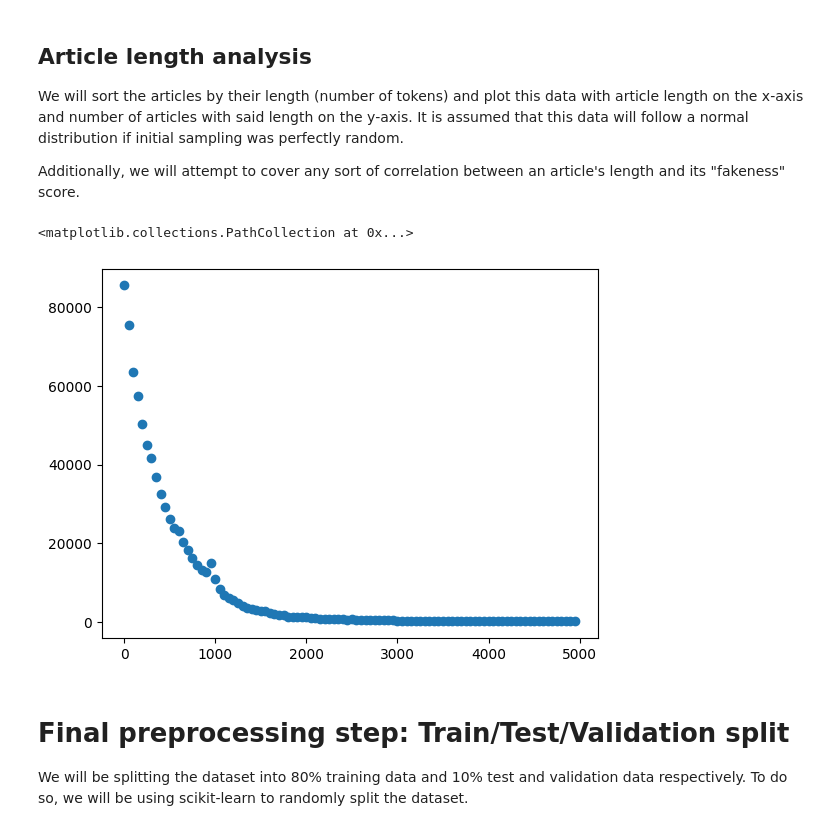
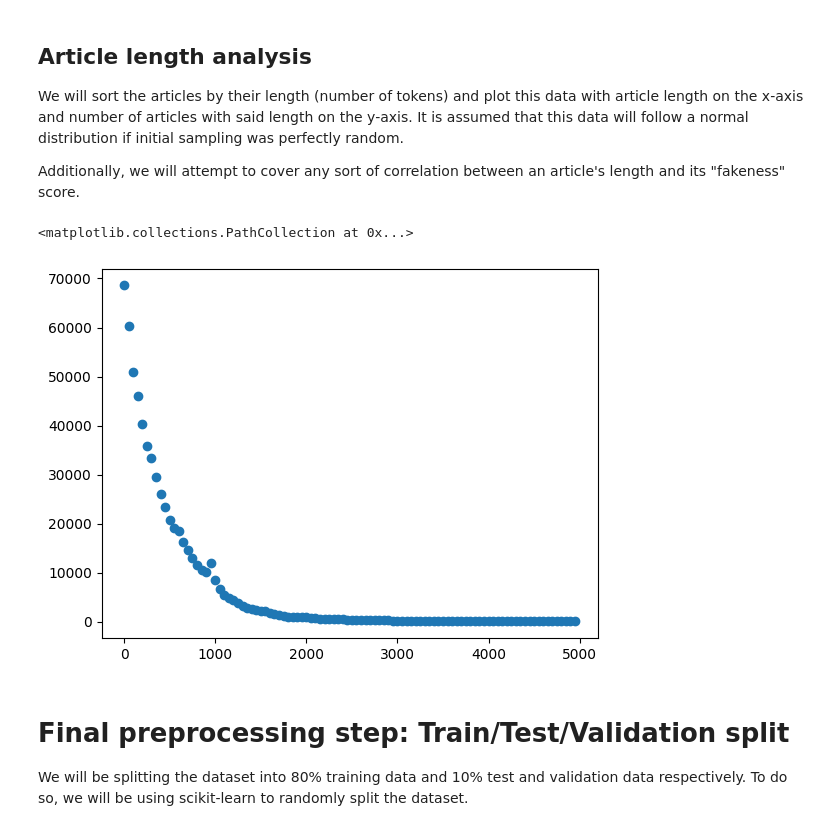
Before and after one commit to BimmerBass/GDS2026, a Jupyter notebook: data_analysis.ipynb, the cells around one changed output. Saved outputs shown, nothing was run; the diff lists cells and outputs as text; code cells hidden in the pictures.

```diff
--- a/data_analysis.ipynb
+++ b/data_analysis.ipynb
@@ -140,18 +134,19 @@ We will sort the articles by their length (number of tokens) and plot this data
 
 Additionally, we will attempt to cover any sort of correlation between an article's length and its "fakeness" score.
 # %%
-sizeCounts = [0] * 100
+tokenized_training = pd.read_csv("data/final_dataset/splits/train.csv")
 
+lengthCounts = [0] * 100
 
-for text in df.content:
+for text in tokenized_training.content:
     l = text.split(" ").__len__() // 50
     if l > 99: continue
-    sizeCounts[l] += 1
+    lengthCounts[l] += 1
 
-plt.scatter([i * 50 for i in range(100)], sizeCounts)
+plt.scatter([i * 50 for i in range(100)], lengthCounts)
 # %% [output]
 <matplotlib.collections.PathCollection at 0x...>
-[figure, old version]
+[figure, new version]
 # %% [markdown]
 # Final preprocessing step: Train/Test/Validation split
 We will be splitting the dataset into 80% training data and 10% test and validation data respectively. To do so, we will be using scikit-learn to randomly split the dataset.
```
Also changed, not shown: parts of 4 cells of this notebook.
